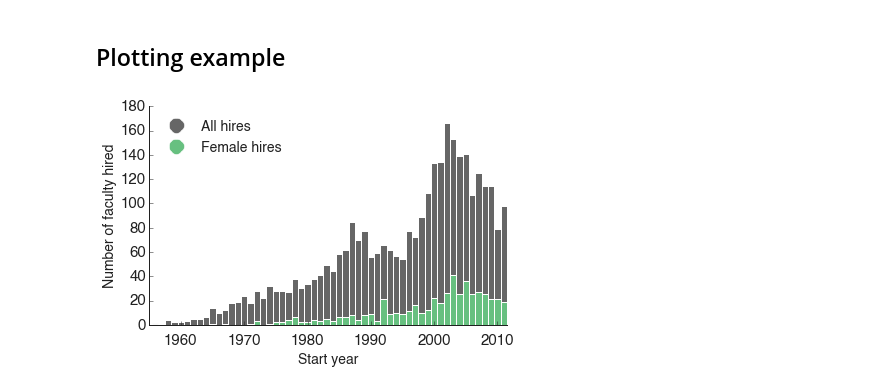
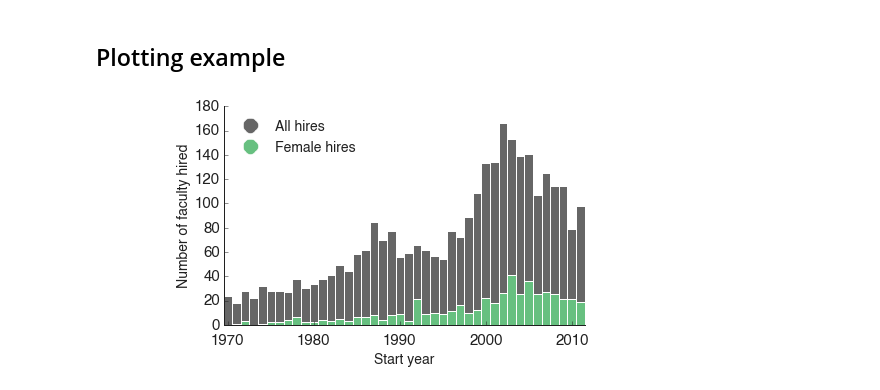
Before and after one commit to samfway/faculty_hiring, a Jupyter notebook: notebooks/Examples_Loading_and_Playing.ipynb, the cells around one changed output. Cells and saved outputs as stored; diff of their text form; code cells hidden in the pictures.

```diff
--- a/notebooks/Examples_Loading_and_Playing.ipynb
+++ b/notebooks/Examples_Loading_and_Playing.ipynb
@@ -102,35 +102,36 @@ female_start_years = []
 
 for i, f in enumerate(faculty):
     start_years[i] = f.first_asst_job_year
     if f.sex == 'F':
         female_start_years.append(f.first_asst_job_year)
 
 bins = np.arange(1955, 2012) + 0.5
 
 temp = FEMALE_COLOR
 FEMALE_COLOR = (0.40254901960784313, 0.75274509803921569, 0.50254901960784313)
 
 # I have a lot of pre-defined font sizes and stuff that are in faculty_hiring.misc.plotting
 # Try to use these wherever possible to help keep things consistent.
-ax.set_xlim(1955, 2011.5)
+x_pad = 0.5
+ax.set_xlim(1970-x_pad, 2012-x_pad)
 ax.hist(start_years, bins=bins, color=DARK_COLOR, edgecolor='w', clip_on=False, label='All hires')
 ax.hist(female_start_years, bins=bins, color=FEMALE_COLOR, edgecolor='w', clip_on=False, label='Female hires')
 ax.set_xlabel('Start year', fontsize=LABEL_SIZE)
 ax.set_ylabel('Number of faculty hired', fontsize=LABEL_SIZE)
 ax.tick_params(axis='both', which='major', labelsize=TICK_SIZE)
 hide_right_top_axis(ax)
 
 fake_line_all = Line2D(range(1), range(1), color=DARK_COLOR, marker='o',markersize=15, linestyle='None', markeredgecolor='w')
 fake_line_f = Line2D(range(1), range(1), color=FEMALE_COLOR, marker='o',markersize=15, linestyle='None', markeredgecolor='w')
 plt.legend((fake_line_all,fake_line_f),('All hires','Female hires'), numpoints=1, loc='upper left', frameon=False, fontsize=LABEL_SIZE)
 #ax.legend(loc='upper left', frameon=False)
 plt.savefig(os.path.join(figures_dir, 'faculty_per_year.pdf'))
 
 FEMALE_COLOR = temp
 
 plt.show()
 # %% [output]
-[figure, old version]
+[figure, new version]
 # %%
 fig, ax = plt.subplots(1, 1, figsize=(6,4))
 
```
Also changed, not shown: parts of 3 cells of this notebook, 4 other files.
